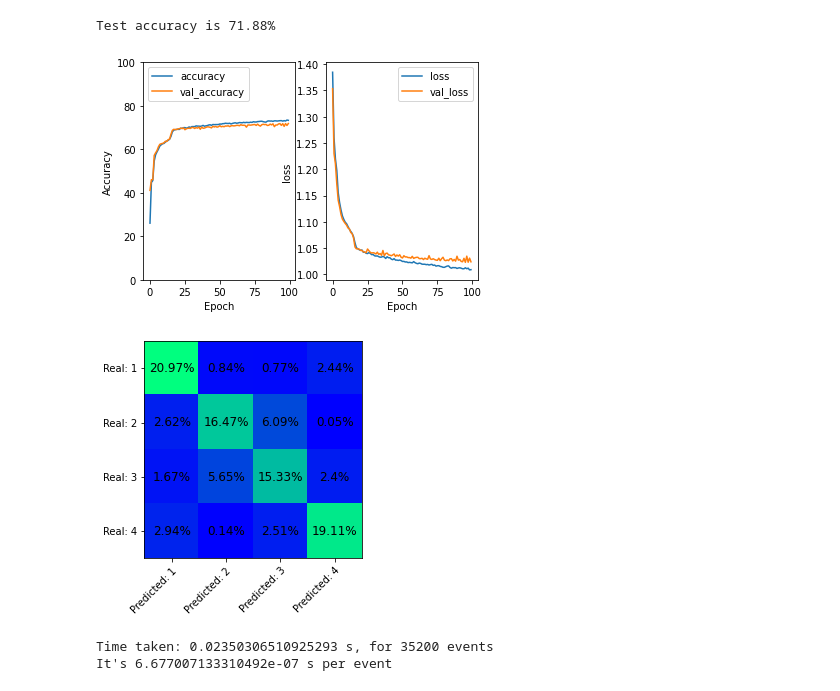
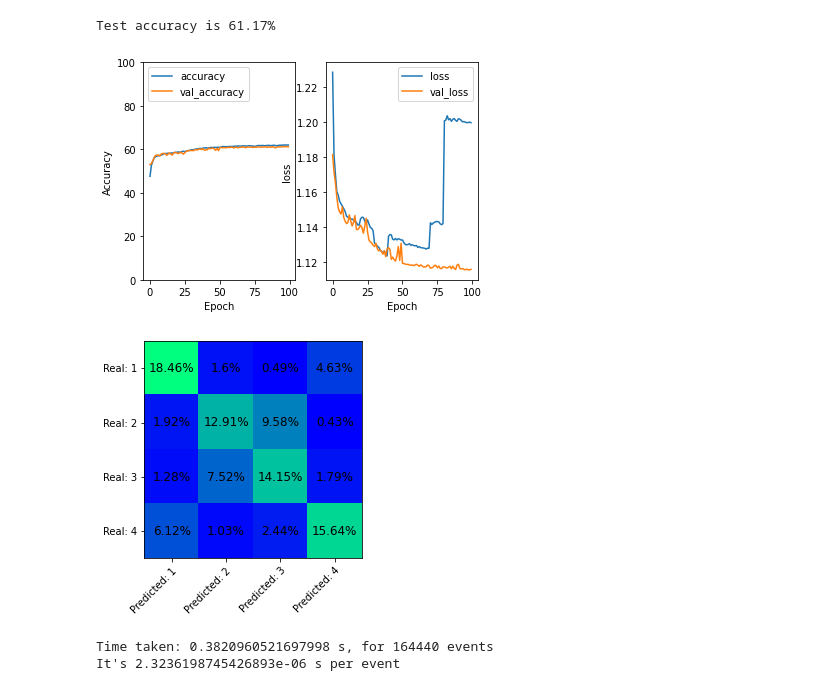
Before and after one commit to NeuTron1943/MicrochannelNN, a Jupyter notebook: Experiments.ipynb, the cells around one changed output. Drawn from its saved outputs; the diff is of its cells as text; code cells hidden in the pictures.

```diff
--- a/Experiments.ipynb
+++ b/Experiments.ipynb
@@ -293,7 +377,7 @@ with torch.no_grad():
     print("Test accuracy is {:2.2f}%" .format(test_accuracy))
 
     with open('some_results.txt', 'a') as batch_results:
-        batch_results.write('{}  lin: | {:7d}     | {:7d}     | {:7.2f}  |          conv: '.format(name_of_file, batch_size, number_of_epoches_conv, test_accuracy))
+        batch_results.write('{}  lin: | {:7d}     | {:7d}     | {:7.2f}  |'.format(name_of_file, batch_size, number_of_epoches_conv, test_accuracy))
 
     # Creating of confusion matrix
     stacked = torch.stack((test_labels, test_predictions.argmax(dim=1)), dim=1)
@@ -330,35 +414,40 @@ Test accuracy is 75.18%
 class NetworkConv(nn.Module):
     def __init__(self):
         super(NetworkConv, self).__init__()
-        self.conv1 = nn.Conv2d(in_channels=1, out_channels=4, kernel_size=(n_lines, 6), stride=(1, 2))
+        self.conv1 = nn.Conv2d(in_channels=1, out_channels=16, kernel_size=(n_lines, 6), stride=(1, 2))
         # self.conv1 = nn.Conv2d(in_channels=1, out_channels=3, kernel_size=(n_lines, 40), stride=(1, 40))
         nn.init.normal_(self.conv1.weight, mean=0.0, std=0.02)
 
+        self.maxpool1d = nn.MaxPool1d(2, stride=2)
+
+        self.conv_outp_features = int((maximum_hits)/2 - 2)
 
         # self.lin1 = nn.Linear(in_features=n_detectors*2*5*3, out_features=60)
-        self.lin1 = nn.Linear(in_features=self.conv1.out_channels*(int((maximum_hits)/2) - 2), out_features=60)
+        self.lin1 = nn.Linear(in_features=self.conv1.out_channels*(int(self.conv_outp_features )), out_features=128)
         nn.init.normal_(self.lin1.weight, mean=0.0, std=0.02)
 
-        self.lin2 = nn.Linear(in_features=60, out_features=16)
+        self.lin2 = nn.Linear(in_features=self.lin1.out_features, out_features=64)
         nn.init.normal_(self.lin2.weight, mean=0.0, std=0.02)
 
-        self.lin3 = nn.Linear(in_features=16, out_features=6)
+        self.lin3 = nn.Linear(in_features=self.lin2.out_features, out_features=32)
         nn.init.normal_(self.lin3.weight, mean=0.0, std=0.02)
 
-        # self.lin4 = nn.Linear(in_features=30, out_features=16)
+        # self.lin4 = nn.Linear(in_features=self.lin3.out_features, out_features=32)
         # nn.init.normal_(self.lin4.weight, mean=0.0, std=0.02)
 
-        self.out = nn.Linear(in_features=6, out_features=number_of_groups)
+        self.out = nn.Linear(in_features=self.lin3.out_features, out_features=number_of_groups)
         nn.init.normal_(self.out.weight, mean=0.0, std=0.02)
 
     def forward(self, t):
         t = torch.reshape(t, (-1, 1, n_lines, maximum_hits))
         t = F.relu(self.conv1(t))
+
         # t = F.relu(self.conv2(t))
-        # t = F.max_pool2d(t, kernel_size=2, stride=2)
+        t = torch.reshape(t, (-1, self.conv1.out_channels, self.conv_outp_features))
+        # t = self.maxpool1d(t)
 
-        t = F.relu(self.lin1(t.reshape(-1, 4*(int((maximum_hits)/2) - 2))))
-        # t = F.relu(self.lin1(t.reshape(-1, self.conv1.out_channels*(int((maximum_hits)/40)))))
+        t = F.relu(self.lin1(t.reshape(-1, int(self.conv1.out_channels * self.conv_outp_features ))))
+        # t = F.relu(self.lin1(t.reshape(-1, 14*16)))
         t = F.relu(self.lin2(t))
         t = F.relu(self.lin3(t))
         # t = F.relu(self.lin4(t))
@@ -367,11 +456,11 @@ class NetworkConv(nn.Module):
         return t
 # %%
 # В этом блоке - сам процесс обучения
-net_c = NetworkConv()
+net_c = NetworkConv().to(device)
 optimizer_c = optim.Adam(net_c.parameters(), lr=0.001, weight_decay=0.0001)
 
 # Here define weights for loss contribution of segments
-loss_weights_c = torch.ones(number_of_groups)
+loss_weights_c = torch.ones(number_of_groups).to(device)
 
 total_loss_c = []
 total_accuracy_c = []
@@ -382,9 +471,16 @@ total_val_accuracy_c = []
 for epoch in range(number_of_epoches_conv):
     total_correct = 0
     t_loss = 0.0
+
+    # batch_size = int(  (len(trDS) / 400) * (int(epoch * 20 / number_of_epoches_conv) + 1)  )                                               # Размер батча от 444*1 до 444*20 = 8800
+
+    idx = int(epoch * 10 / number_of_epoches_lin)
+    batch_size = divisors[idx]
+    trDL = torch.utils.data.DataLoader(trDS, batch_size=batch_size, shuffle=True)
+
     for batch in trDL:
-        batch_labels = batch['label'].type(torch.LongTensor)
-        batch_features = batch['feature']
+        batch_labels = batch['label'].type(torch.LongTensor).to(device)
+        batch_features = batch['feature'].to(device)
 
         predicted = net_c(batch_features)
         loss = F.cross_entropy(predicted, batch_labels, loss_weights_c)
@@ -448,46 +544,49 @@ with torch.no_grad():
     print("Test accuracy is {:2.2f}%" .format(test_accuracy_c))
 
     with open('some_results.txt', 'a') as batch_results:
-        batch_results.write('| {:7d}     | {:7d}     | {:7.2f}  |\n'.format(batch_size, number_of_epoches_conv, test_accuracy_c))
+        batch_results.write('          conv: | {:7d}     | {:7d}     | {:7.2f}  |\n'.format(batch_size, number_of_epoches_conv, test_accuracy_c))
 
     # Creating of confusion matrix
     stacked_c = torch.stack((test_labels, test_predictions_c.argmax(dim=1)), dim=1)
     confusion_matrix_c = torch.zeros((number_of_groups,number_of_groups), dtype=torch.int32)
     # horizontal axis - predicted, vertical - true
     for row in stacked_c:
         confusion_matrix_c[row[0].item()][row[1].item()] += 1     # row is target, column - predicted
 
 
     fig, ax = plt.subplots()
     im = ax.imshow(confusion_matrix_c, cmap='winter')
 
     ax.set_xticks(np.arange(confusion_matrix_c.shape[0]))
     ax.set_yticks(np.arange(confusion_matrix_c.shape[1]))
     x_labels = []
     y_labels = []
     for i in range(confusion_matrix_c.shape[0]):
         x_labels.append('Predicted: '+ str(i + 1))
         y_labels.append('Real: ' + str(i + 1))
     ax.set_xticklabels(x_labels)
     ax.set_yticklabels(y_labels)
     plt.setp(ax.get_xticklabels(), rotation=45, ha="right", rotation_mode="anchor")
 
     for i in range(confusion_matrix_c.shape[0]):
         for j in range(confusion_matrix_c.shape[1]):
             text = ax.text(j, i, str(round(confusion_matrix_c[i][j].item()*100/test_features.shape[0],2)) + '%', ha="center", va="center", size=12)
 # %% [output]
-Test accuracy is 71.88%
+Test accuracy is 61.17%
-[figure, old version]
+[figure, new version]
-[figure, old version]
+[figure, new version]
 # %%
 # Оценка времени работы
-s = 35200
-time_test_features = train_features[:s]
+testdev = 'cpu'
+nettest = Network().to(device=testdev)
+
+s = len(train_features)
+time_test_features = train_features[:s].to(device=testdev)
 start_time = time.time()
-res = net(time_test_features)
+res = nettest(time_test_features)
 res_time = time.time() - start_time
 print("Time taken: {} s, for {} events".format(res_time, s))
 print("It's {} s per event".format(res_time/s))
 # %% [output]
-Time taken: 0.02350306510925293 s, for 35200 events
-It's 6.677007133310492e-07 s per event
+Time taken: 0.3820960521697998 s, for 164440 events
+It's 2.3236198745426893e-06 s per event
```
Also changed, not shown: parts of 7 cells of this notebook, 8 other files.
